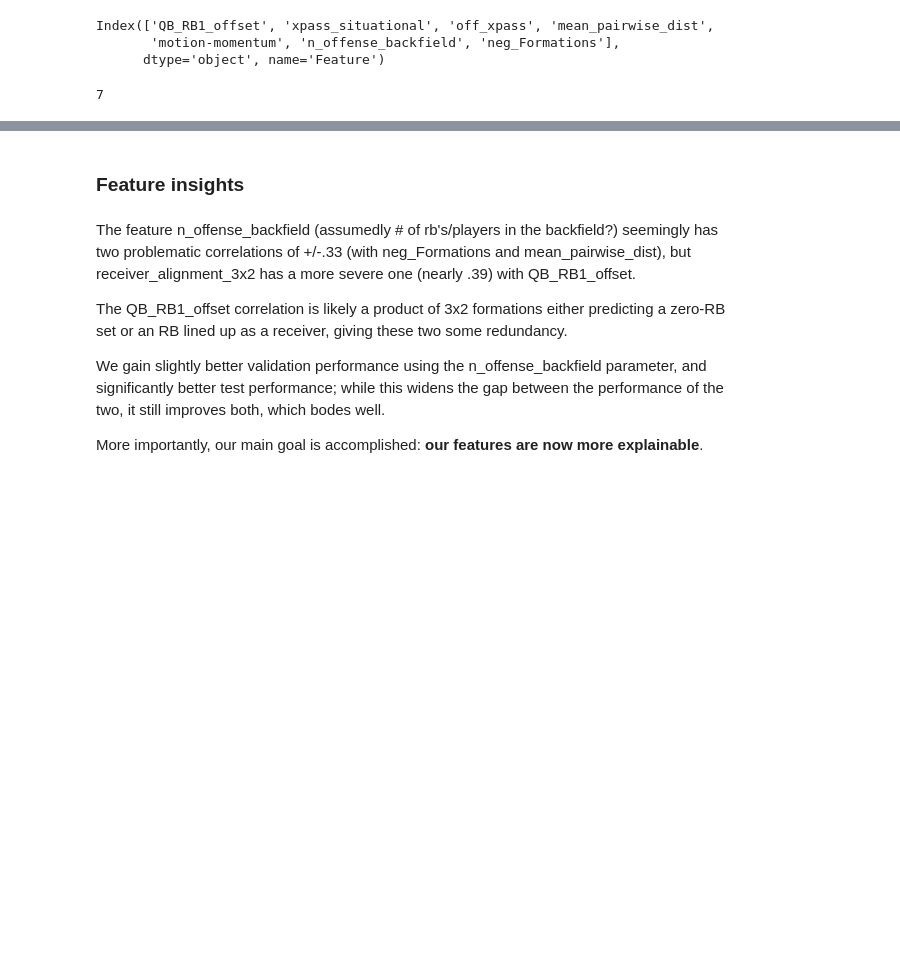
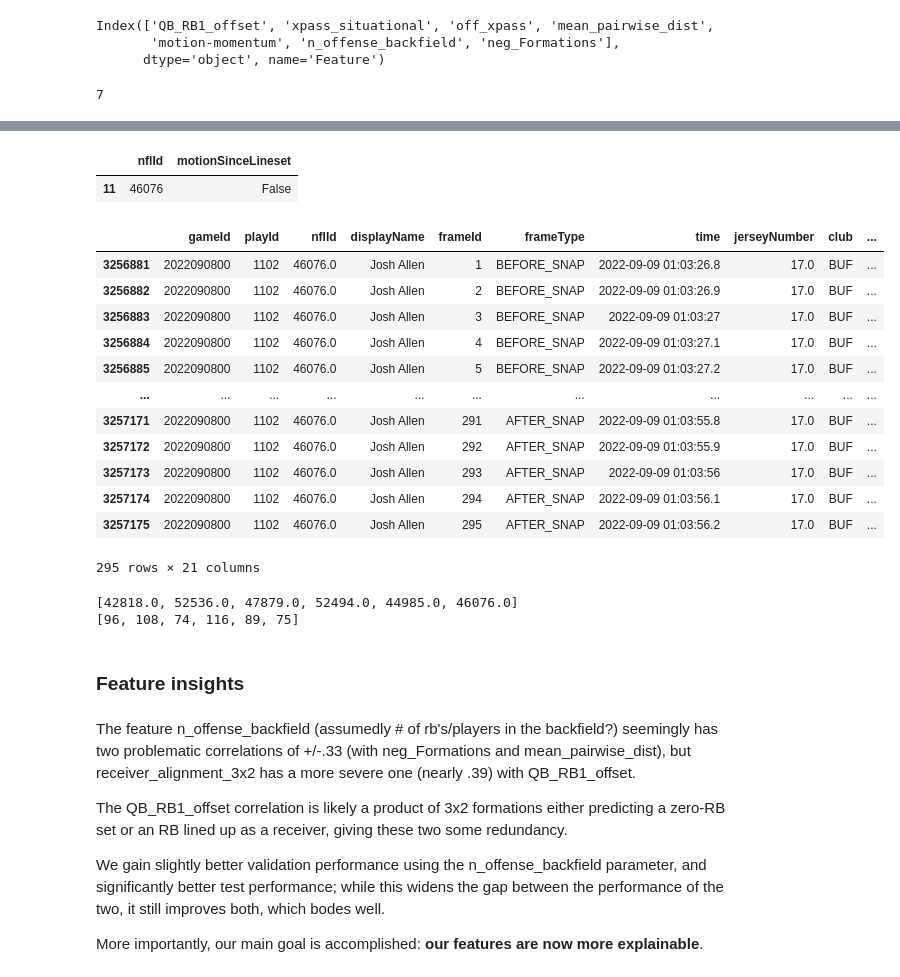
Before and after one commit to meagvo/NFL_BDB2025, a Jupyter notebook: pred-nov1-no-cb.ipynb, the cells around one changed output, grey strips where cells are left out. Drawn from its saved outputs; the diff is of its cells as text; code cells hidden in the pictures; blank space fills up the shorter version.

```diff
--- a/pred-nov1-no-cb.ipynb
+++ b/pred-nov1-no-cb.ipynb
@@ -431,0 +449,23 @@ X[final_features].corr()
+# %%
+df_pp=pd.read_csv('data\player_play.csv')
+df_pp=df_pp[(df_pp['gameId']==2022090800) & (df_pp['playId']==1102)][['nflId', 'motionSinceLineset']].groupby('nflId').max().reset_index()
+df_pp[df_pp['nflId']==46076]
+# %% [output]
+|  | nflId | motionSinceLineset |
+| 11 | 46076 | False |
+# %%
+tracking_df[tracking_df['nflId']==46076]
+# %% [output]
+|  | gameId | playId | nflId | displayName | frameId | frameType | time | jerseyNumber | club | ... |
+| 3256881 | 2022090800 | 1102 | 46076.0 | Josh Allen | 1 | BEFORE_SNAP | 2022-09-09 01:03:26.8 | 17.0 | BUF | ... |
+| 3256882 | 2022090800 | 1102 | 46076.0 | Josh Allen | 2 | BEFORE_SNAP | 2022-09-09 01:03:26.9 | 17.0 | BUF | ... |
+| 3256883 | 2022090800 | 1102 | 46076.0 | Josh Allen | 3 | BEFORE_SNAP | 2022-09-09 01:03:27 | 17.0 | BUF | ... |
+| 3256884 | 2022090800 | 1102 | 46076.0 | Josh Allen | 4 | BEFORE_SNAP | 2022-09-09 01:03:27.1 | 17.0 | BUF | ... |
+| 3256885 | 2022090800 | 1102 | 46076.0 | Josh Allen | 5 | BEFORE_SNAP | 2022-09-09 01:03:27.2 | 17.0 | BUF | ... |
+| ... | ... | ... | ... | ... | ... | ... | ... | ... | ... | ... |
+| 3257171 | 2022090800 | 1102 | 46076.0 | Josh Allen | 291 | AFTER_SNAP | 2022-09-09 01:03:55.8 | 17.0 | BUF | ... |
+| 3257172 | 2022090800 | 1102 | 46076.0 | Josh Allen | 292 | AFTER_SNAP | 2022-09-09 01:03:55.9 | 17.0 | BUF | ... |
+| 3257173 | 2022090800 | 1102 | 46076.0 | Josh Allen | 293 | AFTER_SNAP | 2022-09-09 01:03:56 | 17.0 | BUF | ... |
+| 3257174 | 2022090800 | 1102 | 46076.0 | Josh Allen | 294 | AFTER_SNAP | 2022-09-09 01:03:56.1 | 17.0 | BUF | ... |
+| 3257175 | 2022090800 | 1102 | 46076.0 | Josh Allen | 295 | AFTER_SNAP | 2022-09-09 01:03:56.2 | 17.0 | BUF | ... |
+295 rows × 21 columns
@@ -432,3 +484,26 @@ X[final_features].corr()
+# %%
+
+players=list(set(tracking_df['nflId']))
+first_move_frames=[]
+movement_players=[]
+for p in players:
+    data=tracking_df[(tracking_df['nflId']==p) & (tracking_df['motion_frames']==1)].sort_values(by=['frameId'])
+    start=data[['x','y']].head(1)
+    data['movement']=np.where(((abs(data['x']-start['x'].max())>1.2) | (abs(data['y']-start['y'].max())>1.2)), 1, 0)
+
+    if data['movement'].max()>0:
+        movement_players.append(data['nflId'].max())
+        first_move_frames.append(data[data['movement']==1]['frameId'].min())
+    else:
+        continue
+
+print(movement_players)
+print(first_move_frames)
+
+#animate_tracking_data(tracking_df, '20220908001102')
+# %% [output]
+[42818.0, 52536.0, 47879.0, 52494.0, 44985.0, 46076.0]
+[96, 108, 74, 116, 89, 75]
 # %% [markdown]
 ### Feature insights
 # %% [markdown]
```
Also changed, not shown: parts of 7 cells of this notebook, 1 other file.
